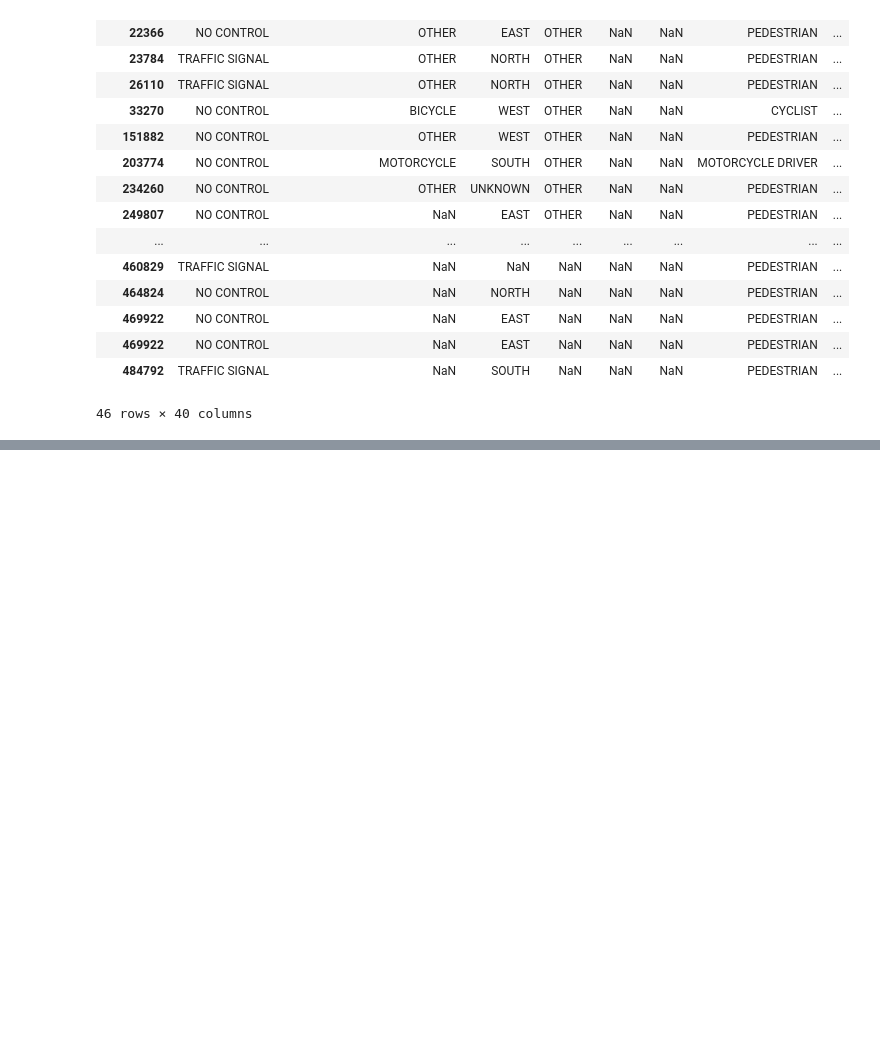
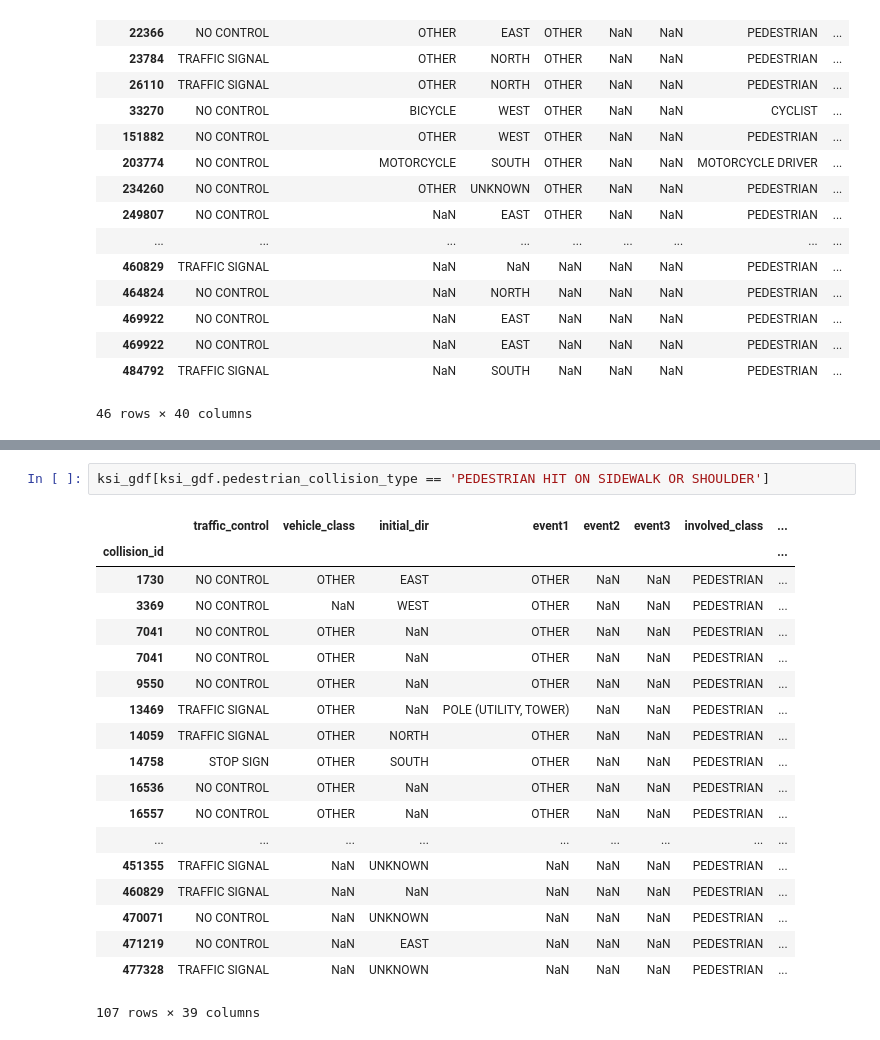
Before and after one commit to UofTCoders/visionzero, a Jupyter notebook: collision_data_subsetting.ipynb, the cells around one changed output, grey strips where cells are left out. Drawn from its saved outputs; the diff is of its cells as text; blank space fills up the shorter version.

```diff
--- a/collision_data_subsetting.ipynb
+++ b/collision_data_subsetting.ipynb
@@ -141,0 +172,22 @@ ped_cyc_ksi[ped_cyc_ksi.actual_speed > ped_cyc_ksi.posted_speed]
+# %%
+ksi_gdf[ksi_gdf.pedestrian_collision_type == 'PEDESTRIAN HIT ON SIDEWALK OR SHOULDER']
+# %% [output]
+|  | traffic_control | vehicle_class | initial_dir | event1 | event2 | event3 | involved_class | ... |
+| collision_id |  |  |  |  |  |  |  | ... |
+| 1730 | NO CONTROL | OTHER | EAST | OTHER | NaN | NaN | PEDESTRIAN | ... |
+| 3369 | NO CONTROL | NaN | WEST | OTHER | NaN | NaN | PEDESTRIAN | ... |
+| 7041 | NO CONTROL | OTHER | NaN | OTHER | NaN | NaN | PEDESTRIAN | ... |
+| 7041 | NO CONTROL | OTHER | NaN | OTHER | NaN | NaN | PEDESTRIAN | ... |
+| 9550 | NO CONTROL | OTHER | NaN | OTHER | NaN | NaN | PEDESTRIAN | ... |
+| 13469 | TRAFFIC SIGNAL | OTHER | NaN | POLE (UTILITY, TOWER) | NaN | NaN | PEDESTRIAN | ... |
+| 14059 | TRAFFIC SIGNAL | OTHER | NORTH | OTHER | NaN | NaN | PEDESTRIAN | ... |
+| 14758 | STOP SIGN | OTHER | SOUTH | OTHER | NaN | NaN | PEDESTRIAN | ... |
+| 16536 | NO CONTROL | OTHER | NaN | OTHER | NaN | NaN | PEDESTRIAN | ... |
+| 16557 | NO CONTROL | OTHER | NaN | OTHER | NaN | NaN | PEDESTRIAN | ... |
+| ... | ... | ... | ... | ... | ... | ... | ... | ... |
+| 451355 | TRAFFIC SIGNAL | NaN | UNKNOWN | NaN | NaN | NaN | PEDESTRIAN | ... |
+| 460829 | TRAFFIC SIGNAL | NaN | NaN | NaN | NaN | NaN | PEDESTRIAN | ... |
+| 470071 | NO CONTROL | NaN | UNKNOWN | NaN | NaN | NaN | PEDESTRIAN | ... |
+| 471219 | NO CONTROL | NaN | EAST | NaN | NaN | NaN | PEDESTRIAN | ... |
+| 477328 | TRAFFIC SIGNAL | NaN | UNKNOWN | NaN | NaN | NaN | PEDESTRIAN | ... |
+107 rows × 39 columns
```
Also changed, not shown: parts of 21 cells of this notebook.
